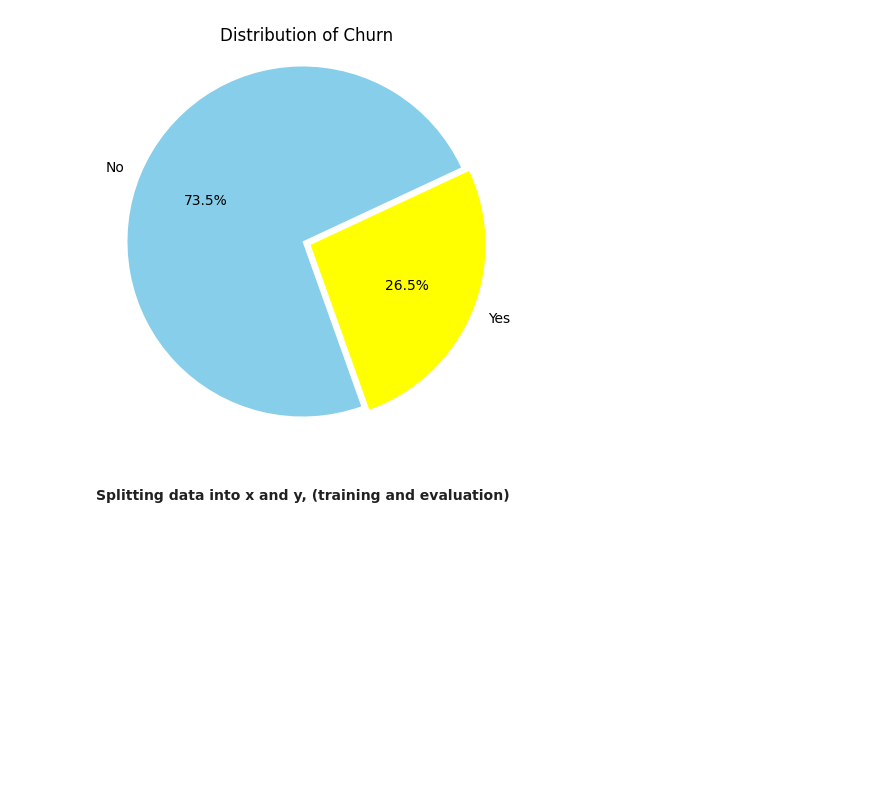
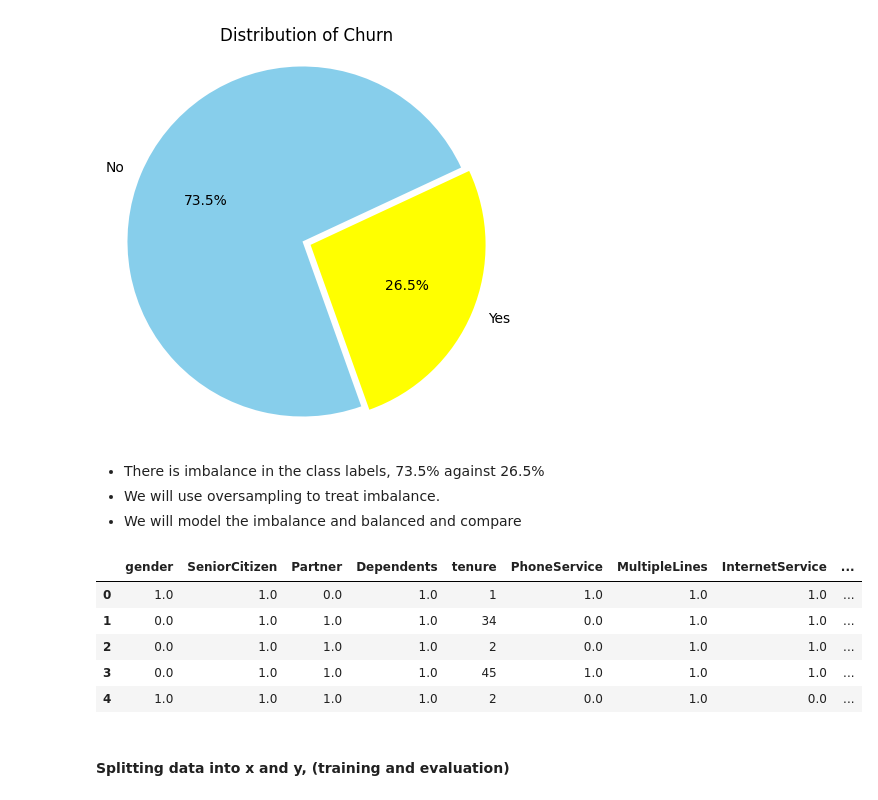
Before and after one commit to damzking/telco_churn-, a Jupyter notebook: LP2_telco_churn.ipynb, the cells around one changed output. Drawn from its saved outputs; the diff is of its cells as text; code cells hidden in the pictures; blank space fills up the shorter version.

Commit message:
Preprocessing and modelling

```diff
--- a/LP2_telco_churn.ipynb
+++ b/LP2_telco_churn.ipynb
@@ -1283,6 +1238,29 @@ plt.title('Distribution of Churn')
 plt.show()
 # %% [output]
 [figure]
+# %% [markdown]
+- There is imbalance in the class labels, 73.5% against 26.5%
+- We will use oversampling to treat imbalance.
+- We will model the imbalance and balanced and compare
+# %%
+df_churn=df_churn.drop(columns=['customerID'])
+# %%
+from sklearn.preprocessing import OneHotEncoder
+
+obj_columns = df_churn.select_dtypes(include=['object'])
+
+for column in obj_columns.columns:
+    ohe=OneHotEncoder(handle_unknown='ignore', sparse_output=False)
+    df_churn[column]=ohe.fit_transform(df_churn[[column]])
+# %%
+df_churn.head()
+# %% [output]
+|  | gender | SeniorCitizen | Partner | Dependents | tenure | PhoneService | MultipleLines | InternetService | ... |
+| 0 | 1.0 | 1.0 | 0.0 | 1.0 | 1 | 1.0 | 1.0 | 1.0 | ... |
+| 1 | 0.0 | 1.0 | 1.0 | 1.0 | 34 | 0.0 | 1.0 | 1.0 | ... |
+| 2 | 0.0 | 1.0 | 1.0 | 1.0 | 2 | 0.0 | 1.0 | 1.0 | ... |
+| 3 | 0.0 | 1.0 | 1.0 | 1.0 | 45 | 1.0 | 1.0 | 1.0 | ... |
+| 4 | 1.0 | 1.0 | 1.0 | 1.0 | 2 | 0.0 | 1.0 | 0.0 | ... |
 # %% [markdown]
 #### Splitting data into x and y, (training and evaluation)
 # %%
```
Also changed, not shown: parts of 25 cells of this notebook.
